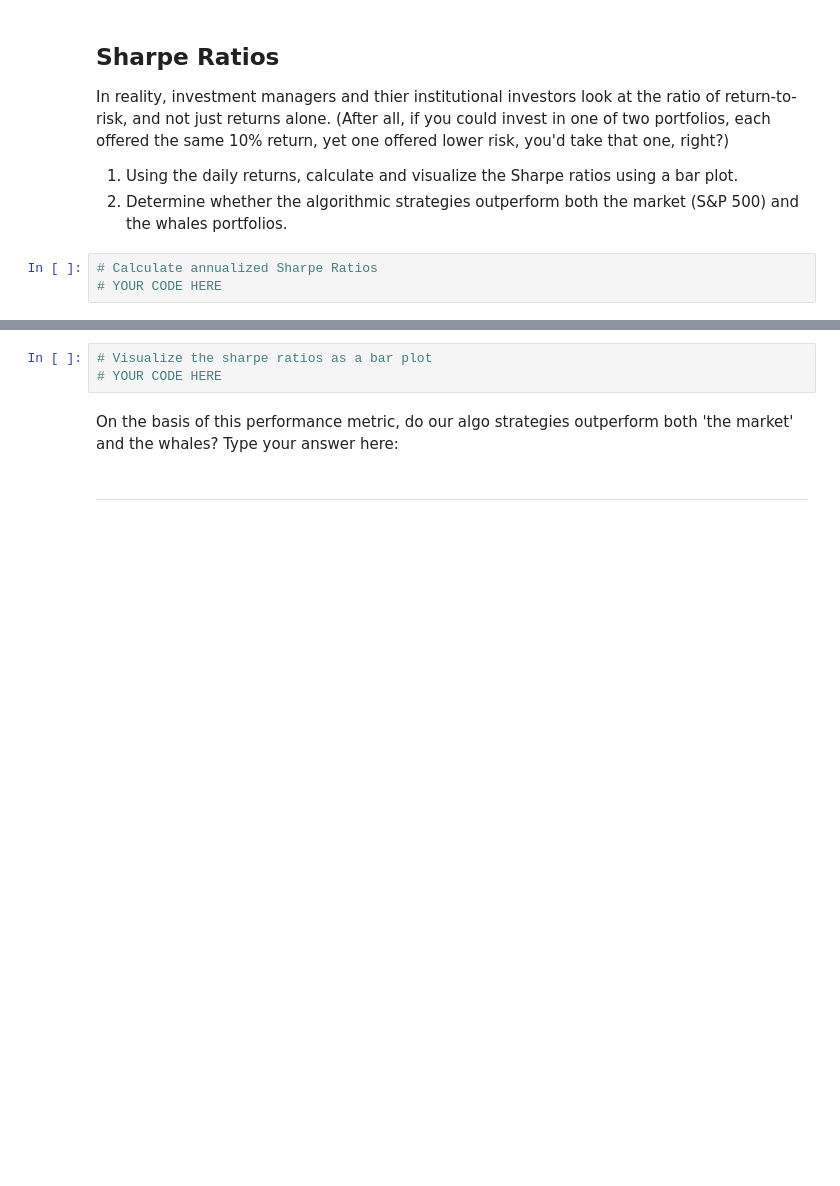
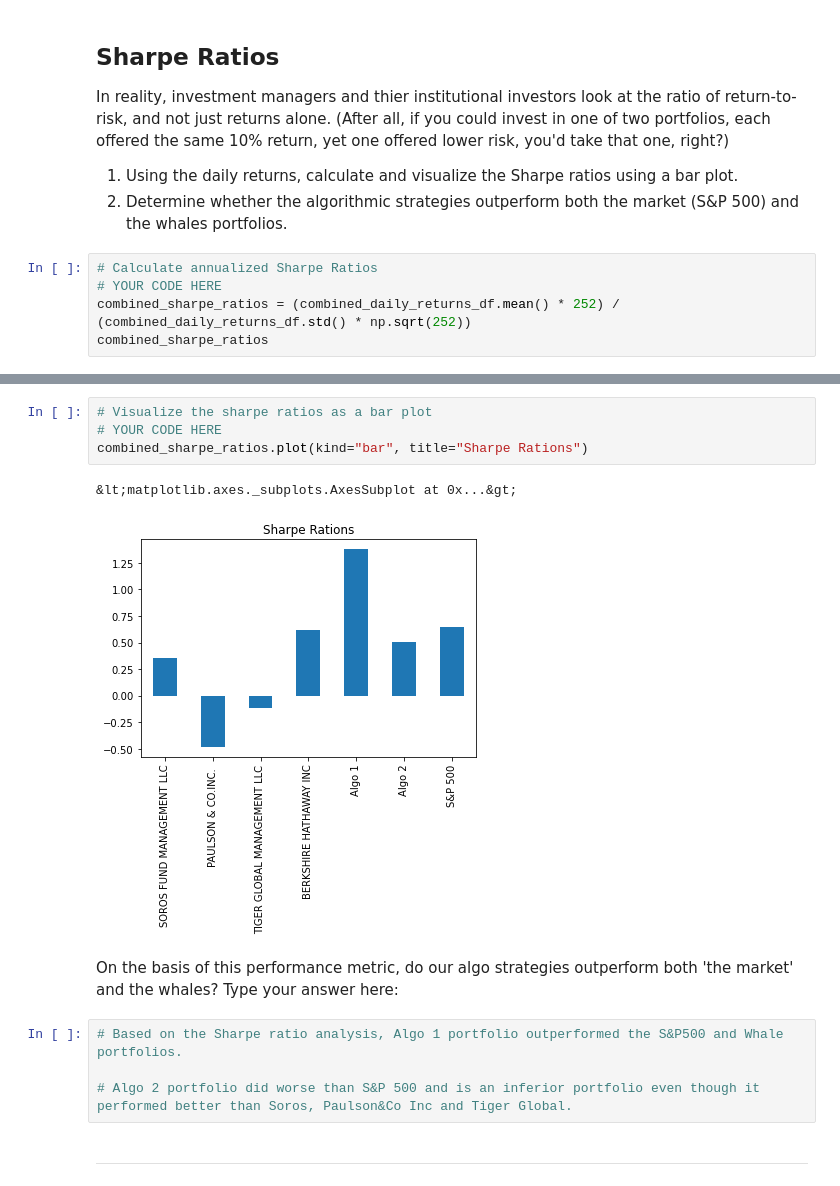
Before and after one commit to dbogatic/jupyter-homework, a Jupyter notebook: whale_analysis.ipynb, the cells around one changed output, grey strips where cells are left out. Drawn from its saved outputs; the diff is of its cells as text; blank space fills up the shorter version.

Commit message:
sharpe ratios

```diff
--- a/whale_analysis.ipynb
+++ b/whale_analysis.ipynb
@@ -352,3 +365,5 @@ In reality, investment managers and thier institutional investors look at the ra
 # %%
 # Calculate annualized Sharpe Ratios
 # YOUR CODE HERE
+combined_sharpe_ratios = (combined_daily_returns_df.mean() * 252) / (combined_daily_returns_df.std() * np.sqrt(252))
+combined_sharpe_ratios
@@ -355,8 +379,16 @@ In reality, investment managers and thier institutional investors look at the ra
 # %%
 # Visualize the sharpe ratios as a bar plot
 # YOUR CODE HERE
+combined_sharpe_ratios.plot(kind="bar", title="Sharpe Rations")
+# %% [output]
+&lt;matplotlib.axes._subplots.AxesSubplot at 0x...&gt;
+[figure, added]
 # %% [markdown]
 On the basis of this performance metric, do our algo strategies outperform both 'the market' and the whales? Type your answer here:
+# %%
+# Based on the Sharpe ratio analysis, Algo 1 portfolio outperformed the S&P500 and Whale portfolios.
+
+# Algo 2 portfolio did worse than S&P 500 and is an inferior portfolio even though it performed better than Soros, Paulson&Co Inc and Tiger Global.
 # %% [markdown]
 ---
 # %% [markdown]
```
Also changed, not shown: parts of 6 cells of this notebook.
